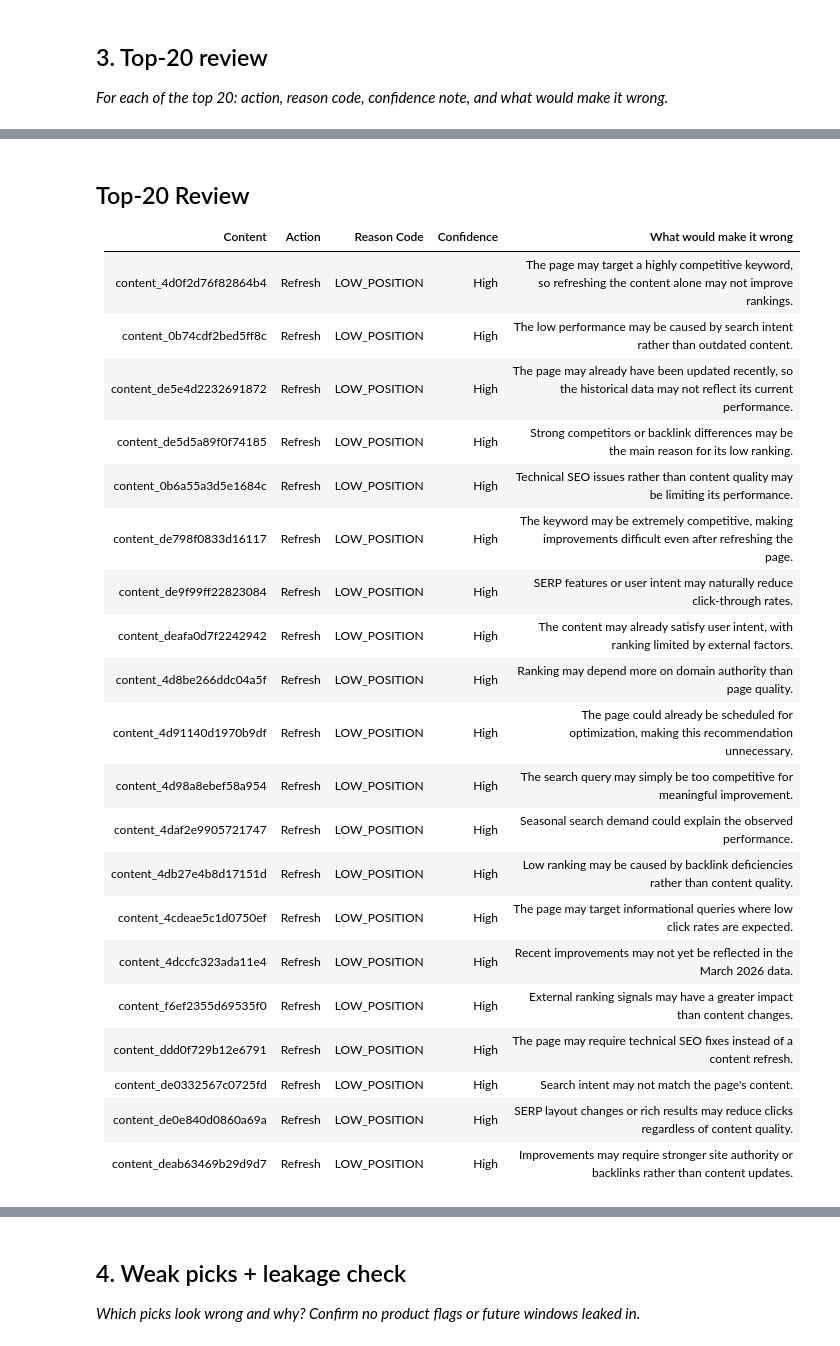
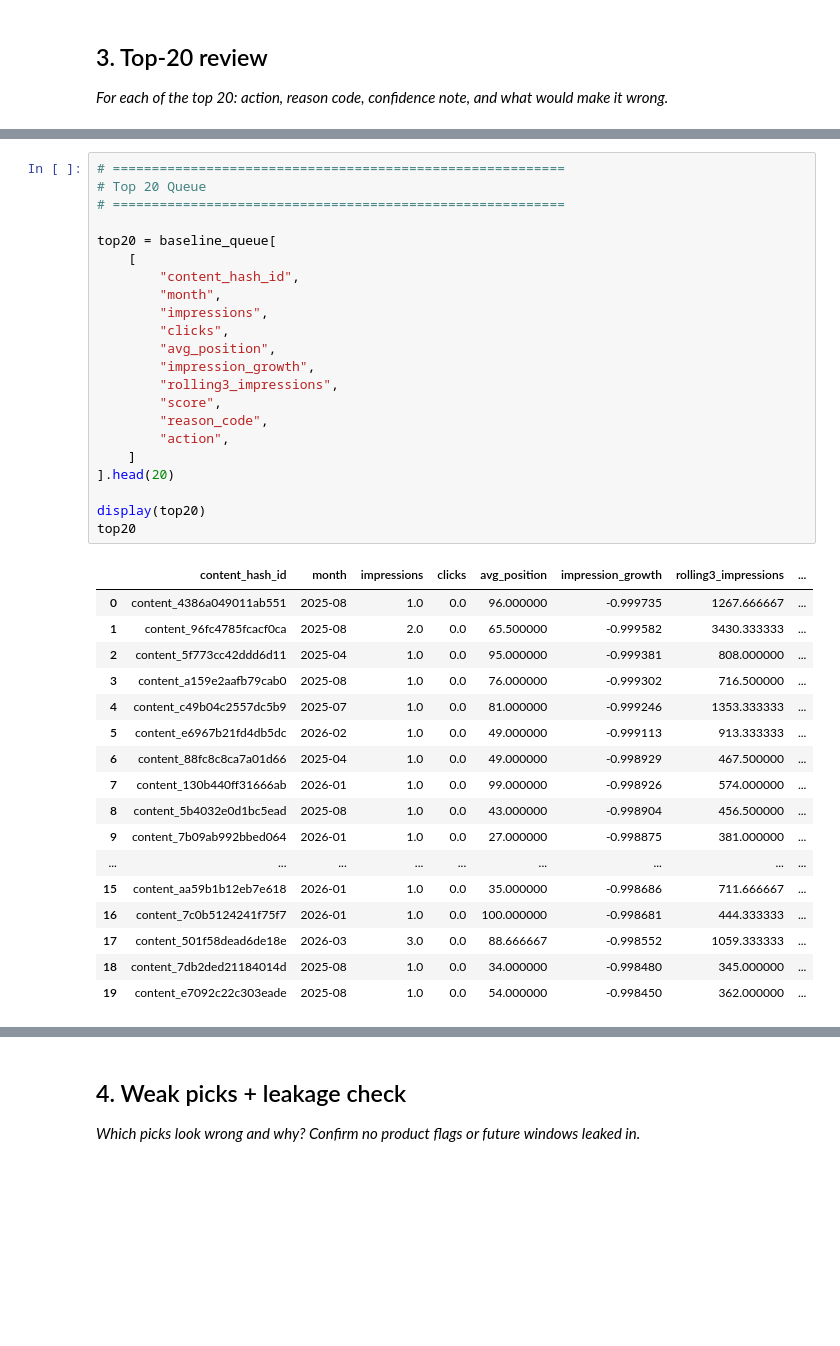
Before and after one commit to ahmadjawad0905/FlyRankML, a Jupyter notebook: work/notebooks/w04_baseline_score.ipynb, the cells around one changed output, grey strips where cells are left out. Cells and saved outputs as stored; diff of their text form; blank space fills up the shorter version.

Commit message:
Updated W04
added engineered features based on month

```diff
--- a/work/notebooks/w04_baseline_score.ipynb
+++ b/work/notebooks/w04_baseline_score.ipynb
@@ -295,25 +220,40 @@ top20
-# %% [markdown]
-## Top-20 Review
-
-| Content | Action | Reason Code | Confidence | What would make it wrong |
-|---------|--------|-------------|------------|--------------------------|
-| content_4d0f2d76f82864b4 | Refresh | LOW_POSITION | High | The page may target a highly competitive keyword, so refreshing the content alone may not improve rankings. |
-| content_0b74cdf2bed5ff8c | Refresh | LOW_POSITION | High | The low performance may be caused by search intent rather than outdated content. |
-| content_de5e4d2232691872 | Refresh | LOW_POSITION | High | The page may already have been updated recently, so the historical data may not reflect its current performance. |
-| content_de5d5a89f0f74185 | Refresh | LOW_POSITION | High | Strong competitors or backlink differences may be the main reason for its low ranking. |
-| content_0b6a55a3d5e1684c | Refresh | LOW_POSITION | High | Technical SEO issues rather than content quality may be limiting its performance. |
-| content_de798f0833d16117 | Refresh | LOW_POSITION | High | The keyword may be extremely competitive, making improvements difficult even after refreshing the page. |
-| content_de9f99ff22823084 | Refresh | LOW_POSITION | High | SERP features or user intent may naturally reduce click-through rates. |
-| content_deafa0d7f2242942 | Refresh | LOW_POSITION | High | The content may already satisfy user intent, with ranking limited by external factors. |
-| content_4d8be266ddc04a5f | Refresh | LOW_POSITION | High | Ranking may depend more on domain authority than page quality. |
-| content_4d91140d1970b9df | Refresh | LOW_POSITION | High | The page could already be scheduled for optimization, making this recommendation unnecessary. |
-| content_4d98a8ebef58a954 | Refresh | LOW_POSITION | High | The search query may simply be too competitive for meaningful improvement. |
-| content_4daf2e9905721747 | Refresh | LOW_POSITION | High | Seasonal search demand could explain the observed performance. |
-| content_4db27e4b8d17151d | Refresh | LOW_POSITION | High | Low ranking may be caused by backlink deficiencies rather than content quality. |
-| content_4cdeae5c1d0750ef | Refresh | LOW_POSITION | High | The page may target informational queries where low click rates are expected. |
-| content_4dccfc323ada11e4 | Refresh | LOW_POSITION | High | Recent improvements may not yet be reflected in the March 2026 data. |
-| content_f6ef2355d69535f0 | Refresh | LOW_POSITION | High | External ranking signals may have a greater impact than content changes. |
-| content_ddd0f729b12e6791 | Refresh | LOW_POSITION | High | The page may require technical SEO fixes instead of a content refresh. |
-| content_de0332567c0725fd | Refresh | LOW_POSITION | High | Search intent may not match the page's content. |
-| content_de0e840d0860a69a | Refresh | LOW_POSITION | High | SERP layout changes or rich results may reduce clicks regardless of content quality. |
-| content_deab63469b29d9d7 | Refresh | LOW_POSITION | High | Improvements may require stronger site authority or backlinks rather than content updates. |
+# %%
+# ==========================================================
+# Top 20 Queue
+# ==========================================================
+
+top20 = baseline_queue[
+    [
+        "content_hash_id",
+        "month",
+        "impressions",
+        "clicks",
+        "avg_position",
+        "impression_growth",
+        "rolling3_impressions",
+        "score",
+        "reason_code",
+        "action",
+    ]
+].head(20)
+
+display(top20)
+top20
+# %% [output]
+|  | content_hash_id | month | impressions | clicks | avg_position | impression_growth | rolling3_impressions | ... |
+| 0 | content_4386a049011ab551 | 2025-08 | 1.0 | 0.0 | 96.000000 | -0.999735 | 1267.666667 | ... |
+| 1 | content_96fc4785fcacf0ca | 2025-08 | 2.0 | 0.0 | 65.500000 | -0.999582 | 3430.333333 | ... |
+| 2 | content_5f773cc42ddd6d11 | 2025-04 | 1.0 | 0.0 | 95.000000 | -0.999381 | 808.000000 | ... |
+| 3 | content_a159e2aafb79cab0 | 2025-08 | 1.0 | 0.0 | 76.000000 | -0.999302 | 716.500000 | ... |
+| 4 | content_c49b04c2557dc5b9 | 2025-07 | 1.0 | 0.0 | 81.000000 | -0.999246 | 1353.333333 | ... |
+| 5 | content_e6967b21fd4db5dc | 2026-02 | 1.0 | 0.0 | 49.000000 | -0.999113 | 913.333333 | ... |
+| 6 | content_88fc8c8ca7a01d66 | 2025-04 | 1.0 | 0.0 | 49.000000 | -0.998929 | 467.500000 | ... |
+| 7 | content_130b440ff31666ab | 2026-01 | 1.0 | 0.0 | 99.000000 | -0.998926 | 574.000000 | ... |
+| 8 | content_5b4032e0d1bc5ead | 2025-08 | 1.0 | 0.0 | 43.000000 | -0.998904 | 456.500000 | ... |
+| 9 | content_7b09ab992bbed064 | 2026-01 | 1.0 | 0.0 | 27.000000 | -0.998875 | 381.000000 | ... |
+| ... | ... | ... | ... | ... | ... | ... | ... | ... |
+| 15 | content_aa59b1b12eb7e618 | 2026-01 | 1.0 | 0.0 | 35.000000 | -0.998686 | 711.666667 | ... |
+| 16 | content_7c0b5124241f75f7 | 2026-01 | 1.0 | 0.0 | 100.000000 | -0.998681 | 444.333333 | ... |
+| 17 | content_501f58dead6de18e | 2026-03 | 3.0 | 0.0 | 88.666667 | -0.998552 | 1059.333333 | ... |
+| 18 | content_7db2ded21184014d | 2025-08 | 1.0 | 0.0 | 34.000000 | -0.998480 | 345.000000 | ... |
+| 19 | content_e7092c22c303eade | 2025-08 | 1.0 | 0.0 | 54.000000 | -0.998450 | 362.000000 | ... |
```
Also changed, not shown: parts of 21 cells of this notebook.
